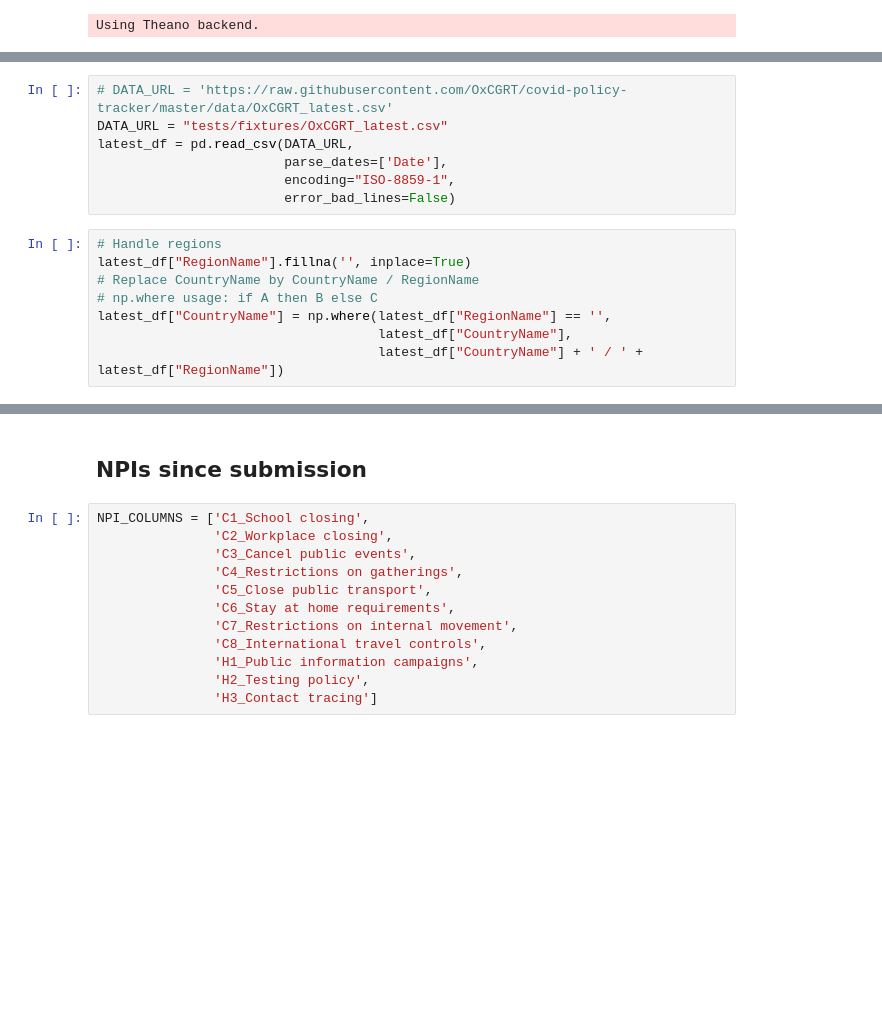
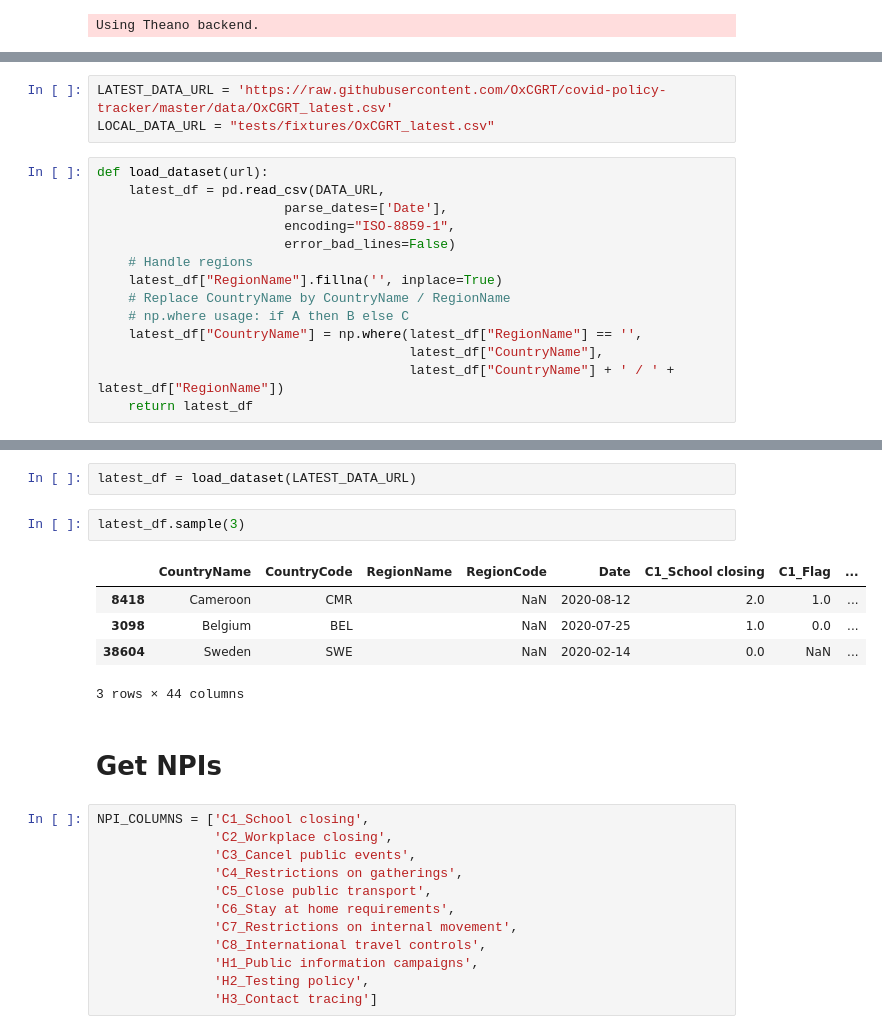
Before and after one commit to cognizant-ai-labs/covid-xprize, a Jupyter notebook: onf_robojudge.ipynb, the cells around one changed output, grey strips where cells are left out. Drawn from its saved outputs; the diff is of its cells as text; blank space fills up the shorter version.

```diff
--- a/onf_robojudge.ipynb
+++ b/onf_robojudge.ipynb
@@ -28,15 +9,17 @@ model_3 = load_model(submission_3, custom_objects={"Positive": Positive})
 # %%
-# DATA_URL = 'https://raw.githubusercontent.com/OxCGRT/covid-policy-tracker/master/data/OxCGRT_latest.csv'
-DATA_URL = "tests/fixtures/OxCGRT_latest.csv"
-latest_df = pd.read_csv(DATA_URL,
-                        parse_dates=['Date'],
-                        encoding="ISO-8859-1",
-                        error_bad_lines=False)
+LATEST_DATA_URL = 'https://raw.githubusercontent.com/OxCGRT/covid-policy-tracker/master/data/OxCGRT_latest.csv'
+LOCAL_DATA_URL = "tests/fixtures/OxCGRT_latest.csv"
 # %%
-# Handle regions
-latest_df["RegionName"].fillna('', inplace=True)
-# Replace CountryName by CountryName / RegionName
-# np.where usage: if A then B else C
-latest_df["CountryName"] = np.where(latest_df["RegionName"] == '',
-                                    latest_df["CountryName"],
-                                    latest_df["CountryName"] + ' / ' + latest_df["RegionName"])
+def load_dataset(url):
+    latest_df = pd.read_csv(DATA_URL,
+                        parse_dates=['Date'],
+                        encoding="ISO-8859-1",
+                        error_bad_lines=False)
+    # Handle regions
+    latest_df["RegionName"].fillna('', inplace=True)
+    # Replace CountryName by CountryName / RegionName
+    # np.where usage: if A then B else C
+    latest_df["CountryName"] = np.where(latest_df["RegionName"] == '',
+                                        latest_df["CountryName"],
+                                        latest_df["CountryName"] + ' / ' + latest_df["RegionName"])
+    return latest_df
@@ -57,5 +26,15 @@ Timestamp('2020-07-31 00:00:00')
+# %%
+latest_df = load_dataset(LATEST_DATA_URL)
+# %%
+latest_df.sample(3)
+# %% [output]
+|  | CountryName | CountryCode | RegionName | RegionCode | Date | C1_School closing | C1_Flag | ... |
+| 8418 | Cameroon | CMR |  | NaN | 2020-08-12 | 2.0 | 1.0 | ... |
+| 3098 | Belgium | BEL |  | NaN | 2020-07-25 | 1.0 | 0.0 | ... |
+| 38604 | Sweden | SWE |  | NaN | 2020-02-14 | 0.0 | NaN | ... |
+3 rows × 44 columns
 # %% [markdown]
-## NPIs since submission
+# Get NPIs
 # %%
 NPI_COLUMNS = ['C1_School closing',
                'C2_Workplace closing',
```
Also changed, not shown: parts of 88 cells of this notebook.
